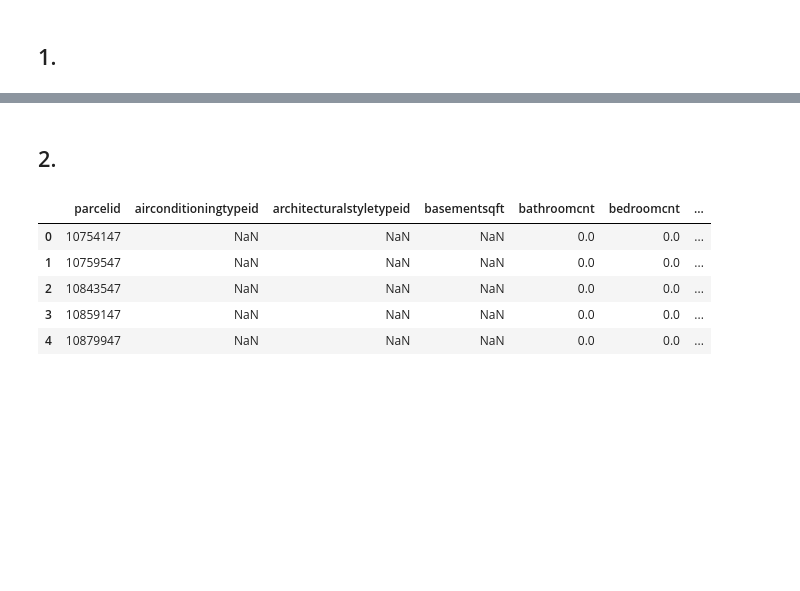
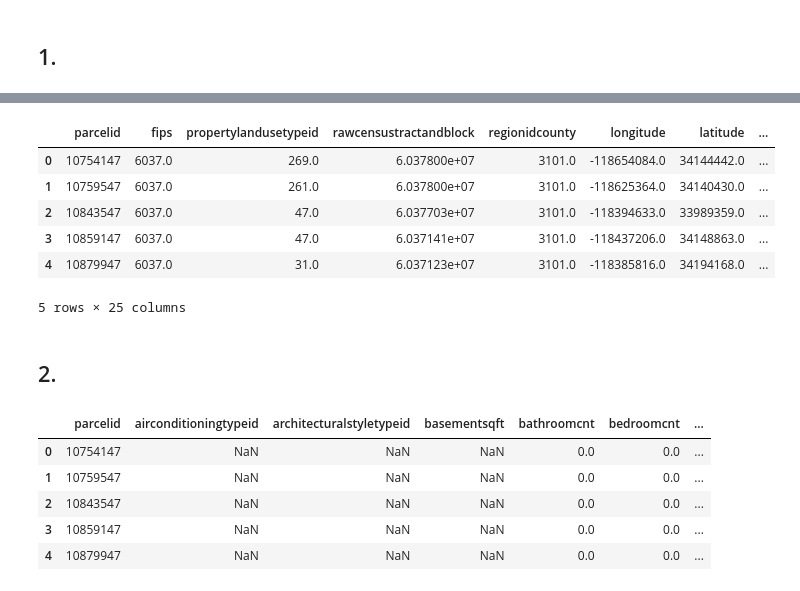
Before and after one commit to tjgordon/171-Project, a Jupyter notebook: CleaningNB.ipynb, the cells around one changed output, grey strips where cells are left out. Cells and saved outputs as stored; diff of their text form; code cells hidden in the pictures; blank space fills up the shorter version.

```diff
--- a/CleaningNB.ipynb
+++ b/CleaningNB.ipynb
@@ -91,3 +130,15 @@ pandas fill
+# %%
+# pandas fill
+properties_nn.fillna(value=-9999999, inplace=True)
+properties_nn.head()
+# %% [output]
+|  | parcelid | fips | propertylandusetypeid | rawcensustractandblock | regionidcounty | longitude | latitude | ... |
+| 0 | 10754147 | 6037.0 | 269.0 | 6.037800e+07 | 3101.0 | -118654084.0 | 34144442.0 | ... |
+| 1 | 10759547 | 6037.0 | 261.0 | 6.037800e+07 | 3101.0 | -118625364.0 | 34140430.0 | ... |
+| 2 | 10843547 | 6037.0 | 47.0 | 6.037703e+07 | 3101.0 | -118394633.0 | 33989359.0 | ... |
+| 3 | 10859147 | 6037.0 | 47.0 | 6.037141e+07 | 3101.0 | -118437206.0 | 34148863.0 | ... |
+| 4 | 10879947 | 6037.0 | 31.0 | 6.037123e+07 | 3101.0 | -118385816.0 | 34194168.0 | ... |
+5 rows × 25 columns
 # %% [markdown]
 ## 2.
 # %%
```
Also changed, not shown: parts of 8 cells of this notebook, 2 other files.
